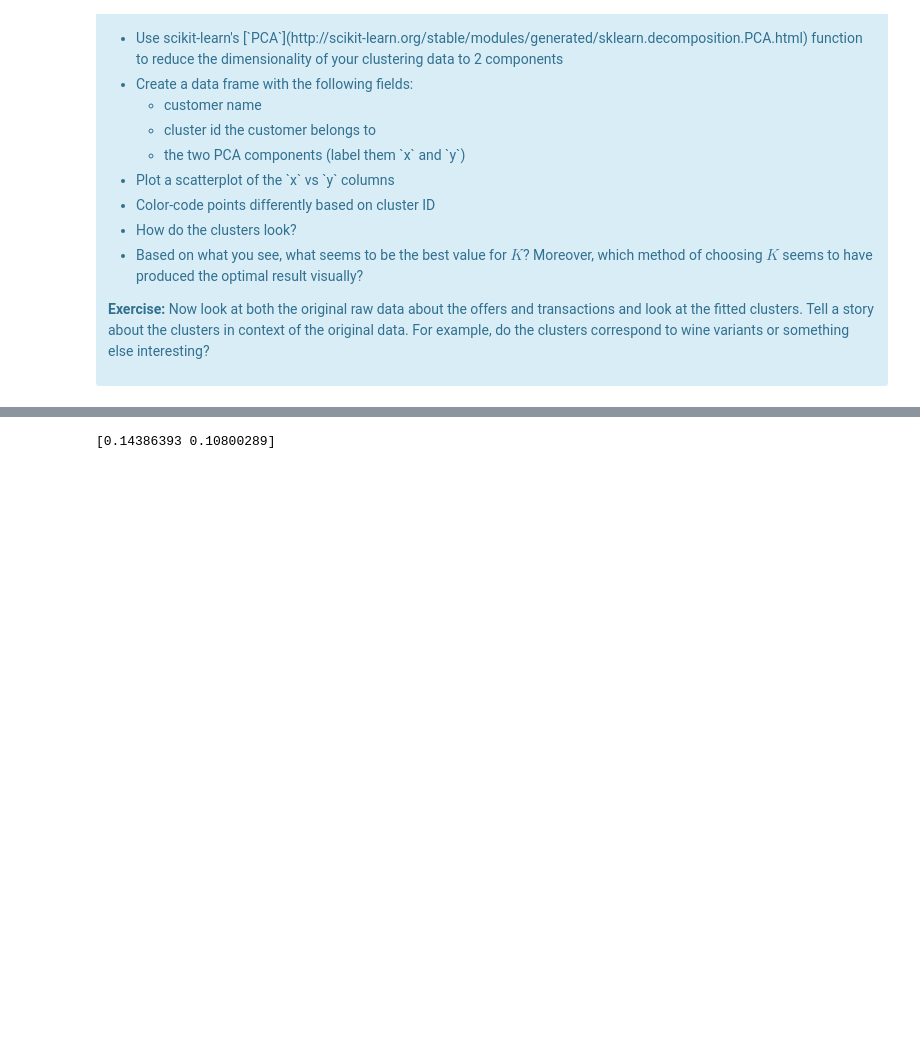
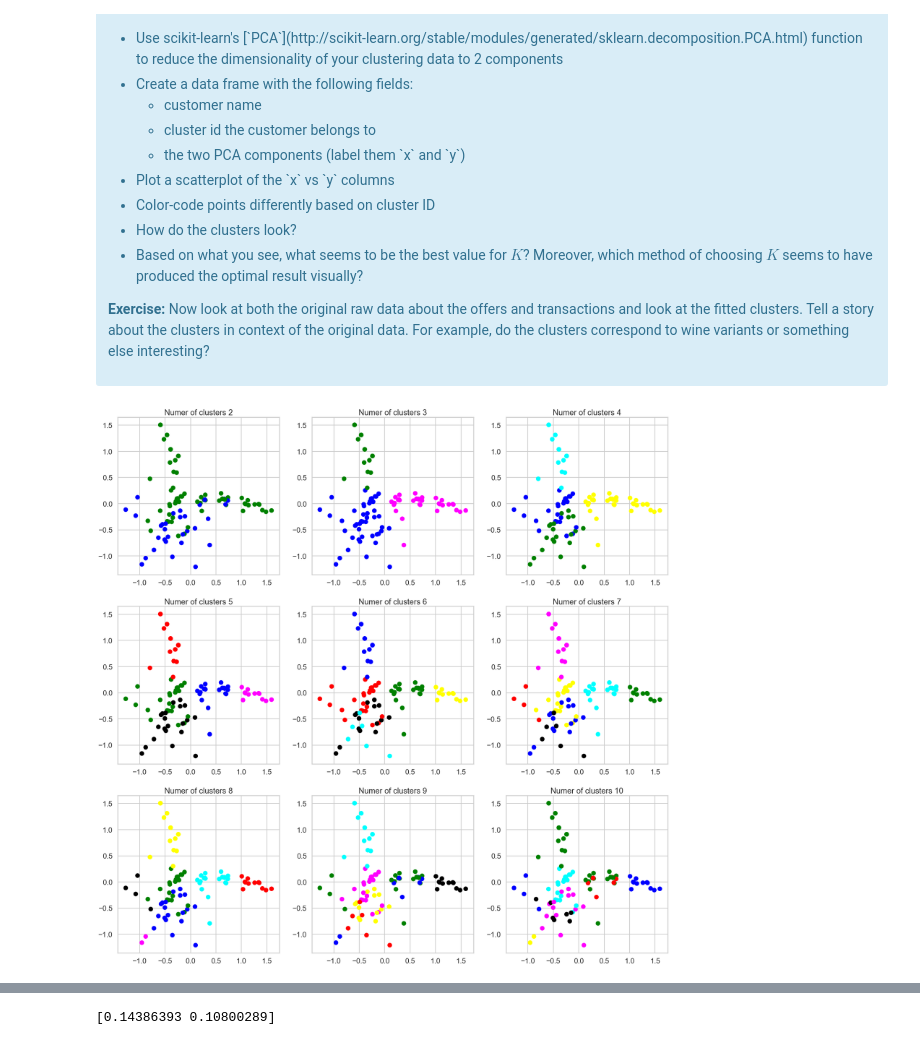
Before and after one commit to stevesong1121/Springboard-Course-Clustering-Algorithms, a Jupyter notebook: clustering/Mini_Project_Clustering.ipynb, the cells around one changed output, grey strips where cells are left out. Drawn from its saved outputs; the diff is of its cells as text; code cells hidden in the pictures; blank space fills up the shorter version.

```diff
--- a/clustering/Mini_Project_Clustering.ipynb
+++ b/clustering/Mini_Project_Clustering.ipynb
@@ -316,0 +323,16 @@ df_matrix_1 = df_matrix.reset_index()
+# %%
+def clustering_func(K):
+    clustering = KMeans(n_clusters=K,random_state=0)
+    df_matrix_1['cluster'] = clustering.fit_predict(df_matrix_1.iloc[:,1:])
+    pca = PCA(n_components = 2)
+    df_matrix_1['x'] = pca.fit_transform(df_matrix_1.iloc[:,1:33])[:,0]
+    df_matrix_1['y'] = pca.fit_transform(df_matrix_1.iloc[:,1:33])[:,1]
+# %%
+fig, axs = plt.subplots(3,3,figsize=(30,30))
+for i, ax in enumerate(axs.reshape(-1)):
+    clustering_func(i+2)
+    ax.scatter(df_matrix_1['x'],df_matrix_1['y'], c=df_matrix_1['cluster'],
+                cmap=matplotlib.colors.ListedColormap(colors))
+    ax.set_title('Numer of clusters ' + str(i+2))
+# %% [output]
+[figure, added]
```
Also changed, not shown: parts of 5 cells of this notebook.
